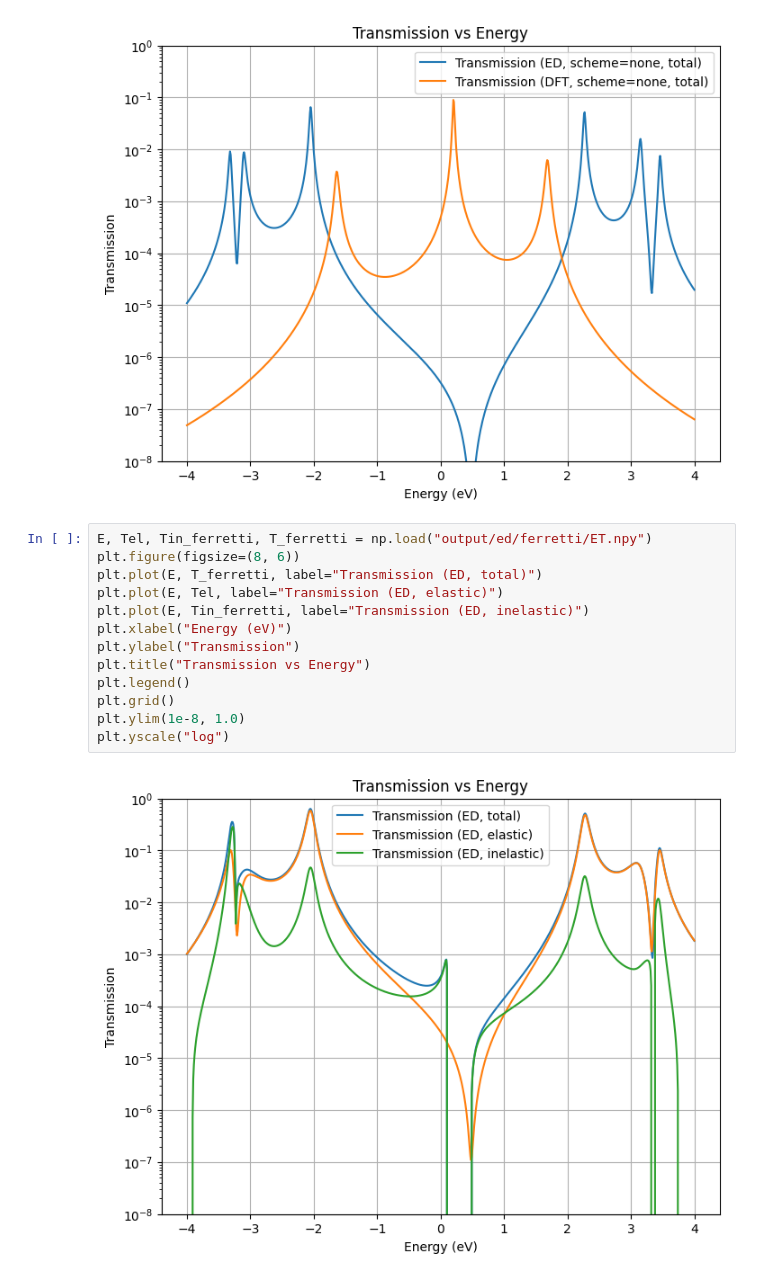
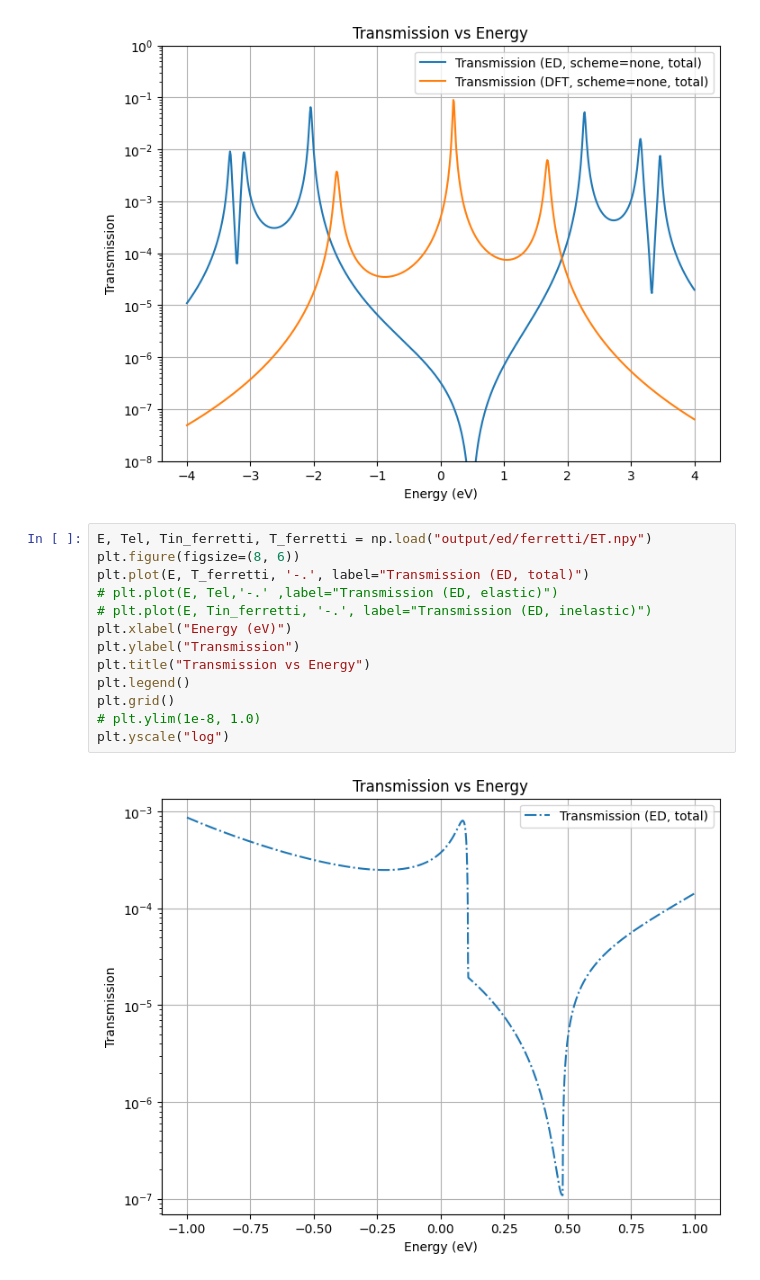
Before and after one commit to aj0337/qtpyt-tests, a Jupyter notebook: vertex_correction/pentadienyl/toy_model/analysis.ipynb, the cells around one changed output. Cells and saved outputs as stored; diff of their text form.

```diff
--- a/vertex_correction/pentadienyl/toy_model/analysis.ipynb
+++ b/vertex_correction/pentadienyl/toy_model/analysis.ipynb
@@ -101,15 +101,15 @@ plt.yscale("log")
 # %%
 E, Tel, Tin_ferretti, T_ferretti = np.load("output/ed/ferretti/ET.npy")
 plt.figure(figsize=(8, 6))
-plt.plot(E, T_ferretti, label="Transmission (ED, total)")
-plt.plot(E, Tel, label="Transmission (ED, elastic)")
-plt.plot(E, Tin_ferretti, label="Transmission (ED, inelastic)")
+plt.plot(E, T_ferretti, '-.', label="Transmission (ED, total)")
+# plt.plot(E, Tel,'-.' ,label="Transmission (ED, elastic)")
+# plt.plot(E, Tin_ferretti, '-.', label="Transmission (ED, inelastic)")
 plt.xlabel("Energy (eV)")
 plt.ylabel("Transmission")
 plt.title("Transmission vs Energy")
 plt.legend()
 plt.grid()
-plt.ylim(1e-8, 1.0)
+# plt.ylim(1e-8, 1.0)
 plt.yscale("log")
 # %% [output]
-[figure, old version]
+[figure, new version]
```
Also changed, not shown: parts of 6 cells of this notebook, 5 other files.
